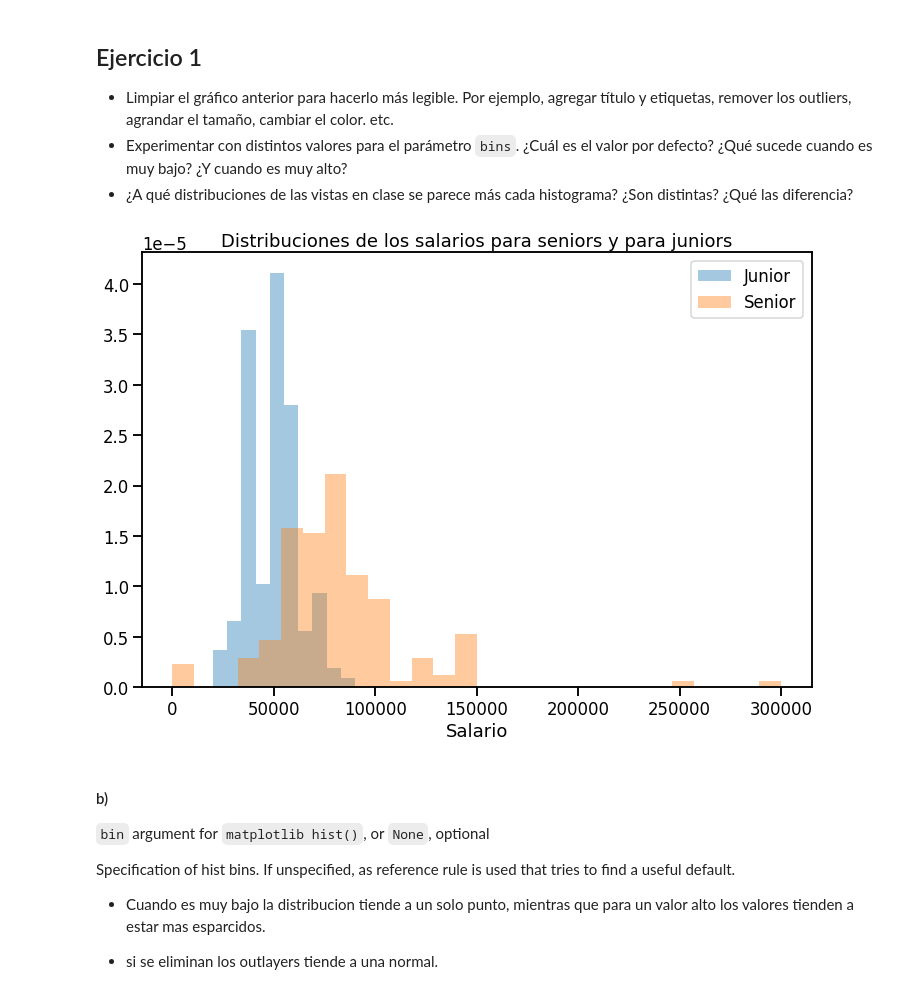
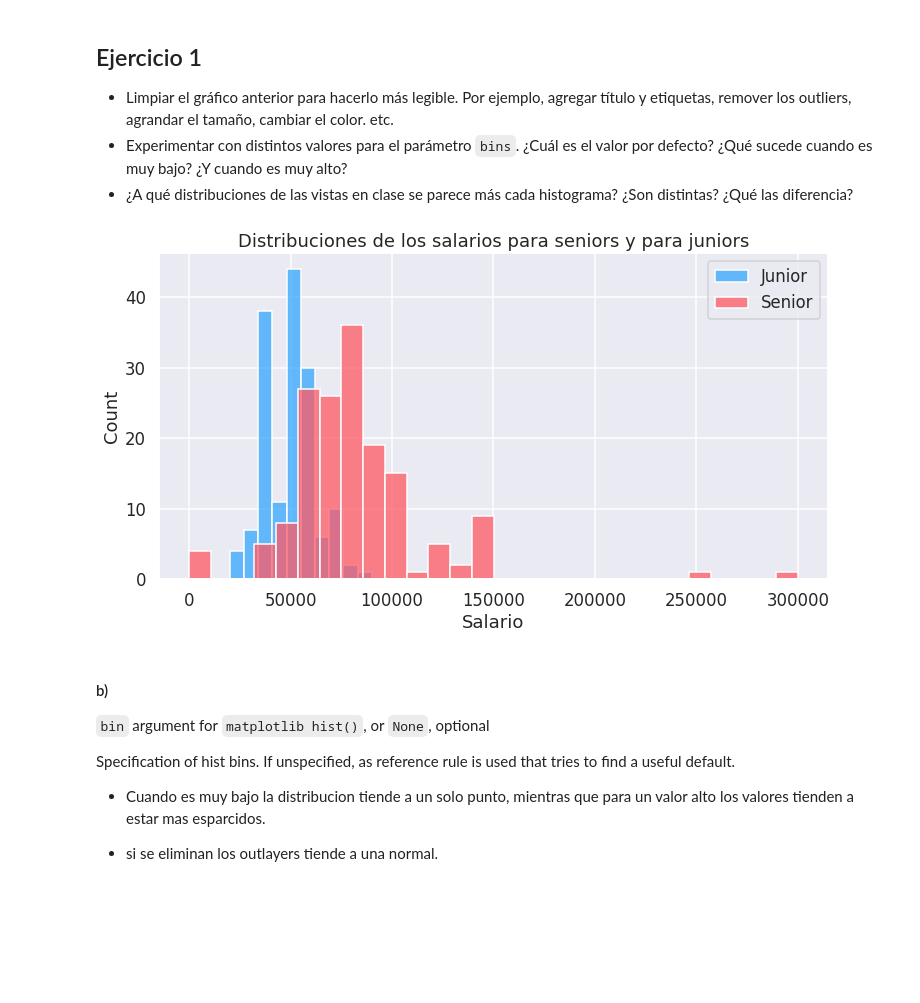
Before and after one commit to ser0090/dipdata, a Jupyter notebook: analisisvis/notebooks/06_graficos_simples.ipynb, the cells around one changed output. Cells and saved outputs as stored; diff of their text form; code cells hidden in the pictures; blank space fills up the shorter version.

```diff
--- a/analisisvis/notebooks/06_graficos_simples.ipynb
+++ b/analisisvis/notebooks/06_graficos_simples.ipynb
@@ -27,0 +25,4 @@ seaborn.__version__
+# %%
+print(seaborn.__version__)
+
+seaborn.set_style("darkgrid")
@@ -37,7 +40,8 @@ seaborn.set_context(context='talk', font_scale=1)
 ## TODO: Cambiar la dirección del conjunto de datos de acuerdo a dónde lo guardaron
 dataset = pandas.read_csv('../data/dataset-ayvd2020.csv')
 # %%
-dataset.columns = ['timestamp', 'gender', 'age', 'zodiac_sign', 'profession', 'junior_programmer_salary', 'senior_programmer_salary']
+dataset.columns = ['timestamp', 'gender', 'age', 'zodiac_sign', 'profession',
+                   'junior_programmer_salary', 'senior_programmer_salary']
 # %%
 dataset.columns
 # %% [output]
@@ -240,20 +251,26 @@ plt.legend()
 * Experimentar con distintos valores para el parámetro `bins`. ¿Cuál es el valor por defecto? ¿Qué sucede cuando es muy bajo? ¿Y cuando es muy alto?
 * ¿A qué distribuciones de las vistas en clase se parece más cada histograma? ¿Son distintas? ¿Qué las diferencia?
 # %%
-plt.figure(figsize=(12, 8))
+plt.figure(figsize=(12, 6))
 
-data = clean_outliers(dataset, "junior_programmer_salary").junior_programmer_salary
-seaborn.distplot(data, label='Junior', kde=False, norm_hist=True)
+data = clean_outliers(
+    dataset, "junior_programmer_salary"
+).junior_programmer_salary
 
-data = clean_outliers(dataset, "senior_programmer_salary").senior_programmer_salary
-seaborn.distplot(data, label='Senior', kde=False, norm_hist=True)
+seaborn.histplot(data, label='Junior', kde=False, color=BLUE)
+
+data = clean_outliers(
+    dataset, "senior_programmer_salary"
+).senior_programmer_salary
+
+seaborn.histplot(data, label='Senior', kde=False, color=RED)
 
 plt.legend()
 plt.title("Distribuciones de los salarios para seniors y para juniors")
 plt.xlabel('Salario')
 plt.show()
 # %% [output]
-[figure, old version]
+[figure, new version]
 # %% [markdown]
 #### b)
 `bin` argument for `matplotlib hist()`, or `None`, optional
```
Also changed, not shown: parts of 19 cells of this notebook, 5 other files.
